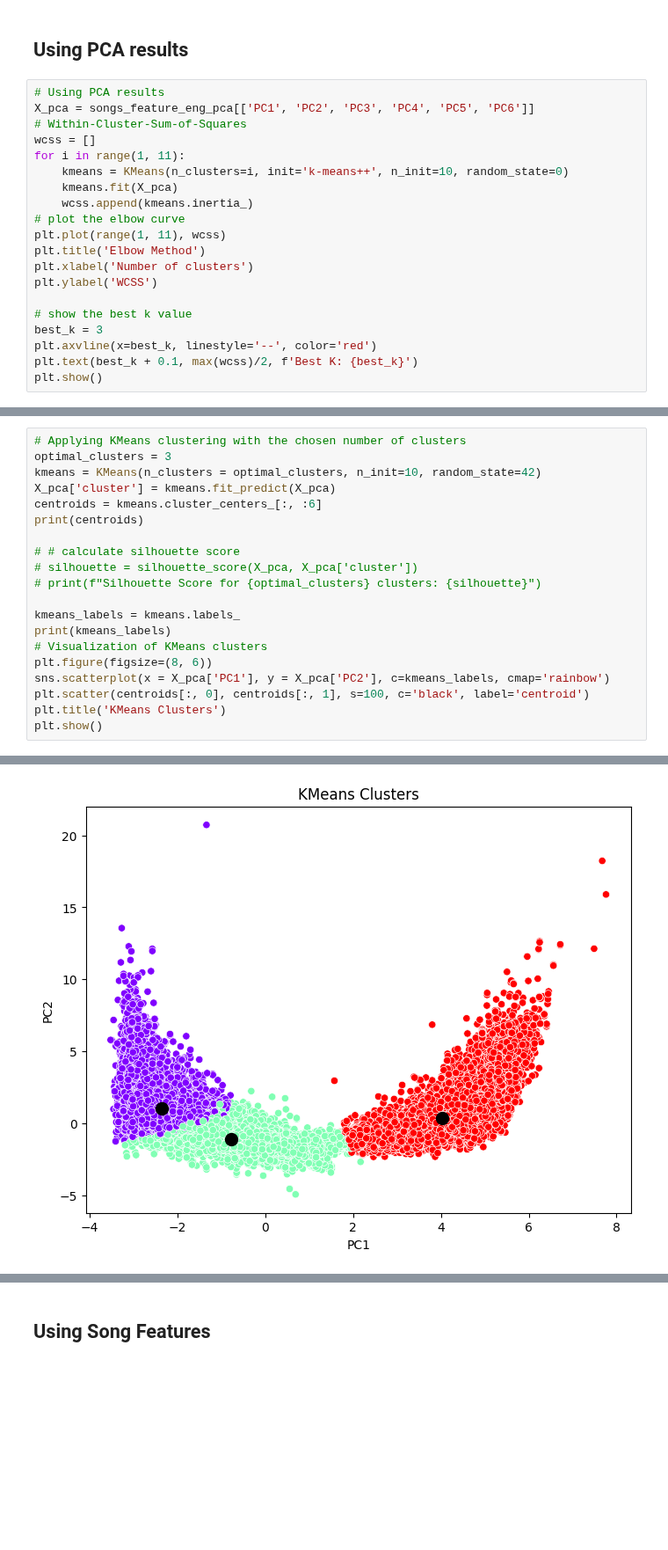
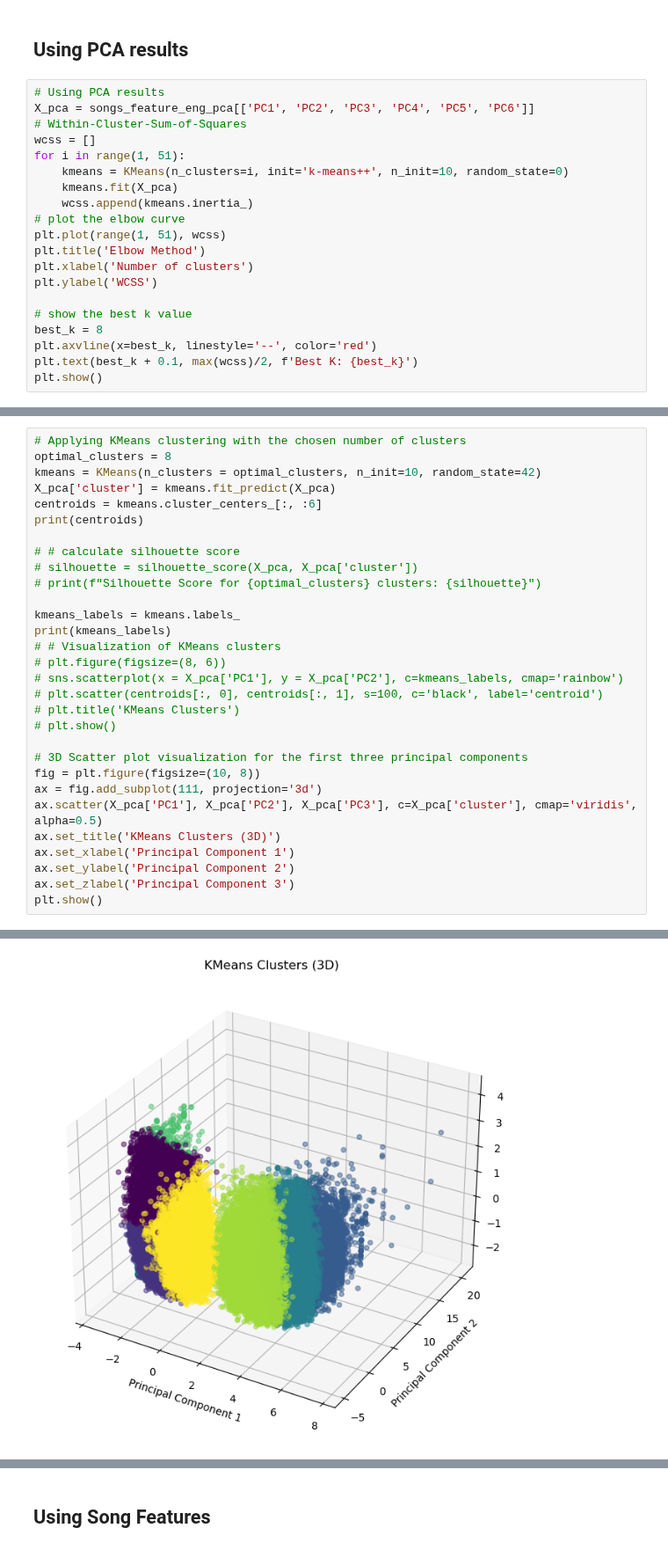
Before and after one commit to LauWyeRock/RecommendationSystem, a Jupyter notebook: Submission/Step3A_KMeans.ipynb, the cells around one changed output, grey strips where cells are left out. Shown at 88% size. Drawn from its saved outputs; the diff is of its cells as text; blank space fills up the shorter version.

```diff
--- a/Submission/Step3A_KMeans.ipynb
+++ b/Submission/Step3A_KMeans.ipynb
@@ -65,18 +67,18 @@ memory usage: 96.8+ MB
 X_pca = songs_feature_eng_pca[['PC1', 'PC2', 'PC3', 'PC4', 'PC5', 'PC6']]
 # Within-Cluster-Sum-of-Squares
 wcss = []
-for i in range(1, 11):
+for i in range(1, 51):
     kmeans = KMeans(n_clusters=i, init='k-means++', n_init=10, random_state=0)
     kmeans.fit(X_pca)
     wcss.append(kmeans.inertia_)
 # plot the elbow curve
-plt.plot(range(1, 11), wcss)
+plt.plot(range(1, 51), wcss)
 plt.title('Elbow Method')
 plt.xlabel('Number of clusters')
 plt.ylabel('WCSS')
 
 # show the best k value
-best_k = 3
+best_k = 8
 plt.axvline(x=best_k, linestyle='--', color='red')
 plt.text(best_k + 0.1, max(wcss)/2, f'Best K: {best_k}')
 plt.show()
@@ -85,6 +87,6 @@ plt.show()
 # %%
 # Applying KMeans clustering with the chosen number of clusters
-optimal_clusters = 3
+optimal_clusters = 8
 kmeans = KMeans(n_clusters = optimal_clusters, n_init=10, random_state=42)
 X_pca['cluster'] = kmeans.fit_predict(X_pca)
 centroids = kmeans.cluster_centers_[:, :6]
@@ -96,10 +98,20 @@ print(centroids)
 
 kmeans_labels = kmeans.labels_
 print(kmeans_labels)
-# Visualization of KMeans clusters
-plt.figure(figsize=(8, 6))
-sns.scatterplot(x = X_pca['PC1'], y = X_pca['PC2'], c=kmeans_labels, cmap='rainbow')
-plt.scatter(centroids[:, 0], centroids[:, 1], s=100, c='black', label='centroid')
-plt.title('KMeans Clusters')
+# # Visualization of KMeans clusters
+# plt.figure(figsize=(8, 6))
+# sns.scatterplot(x = X_pca['PC1'], y = X_pca['PC2'], c=kmeans_labels, cmap='rainbow')
+# plt.scatter(centroids[:, 0], centroids[:, 1], s=100, c='black', label='centroid')
+# plt.title('KMeans Clusters')
+# plt.show()
+
+# 3D Scatter plot visualization for the first three principal components
+fig = plt.figure(figsize=(10, 8))
+ax = fig.add_subplot(111, projection='3d')
+ax.scatter(X_pca['PC1'], X_pca['PC2'], X_pca['PC3'], c=X_pca['cluster'], cmap='viridis', alpha=0.5)
+ax.set_title('KMeans Clusters (3D)')
+ax.set_xlabel('Principal Component 1')
+ax.set_ylabel('Principal Component 2')
+ax.set_zlabel('Principal Component 3')
 plt.show()
 # %% [output]
@@ -115 +127 @@ See the caveats in the documentation: https://pandas.pydata.org/pandas-docs/stab
-[figure, old version]
+[figure, new version]
```
Also changed, not shown: parts of 8 cells of this notebook, 4 other files.
